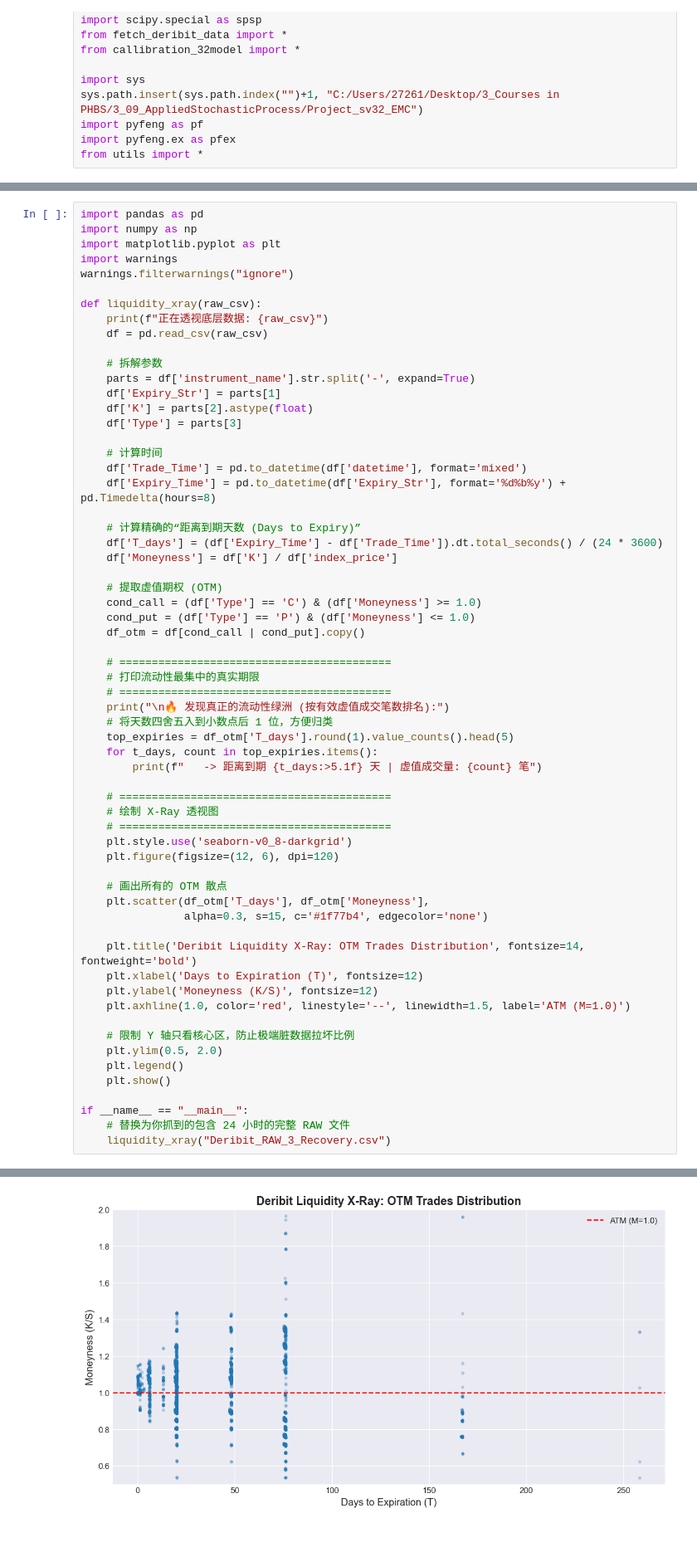
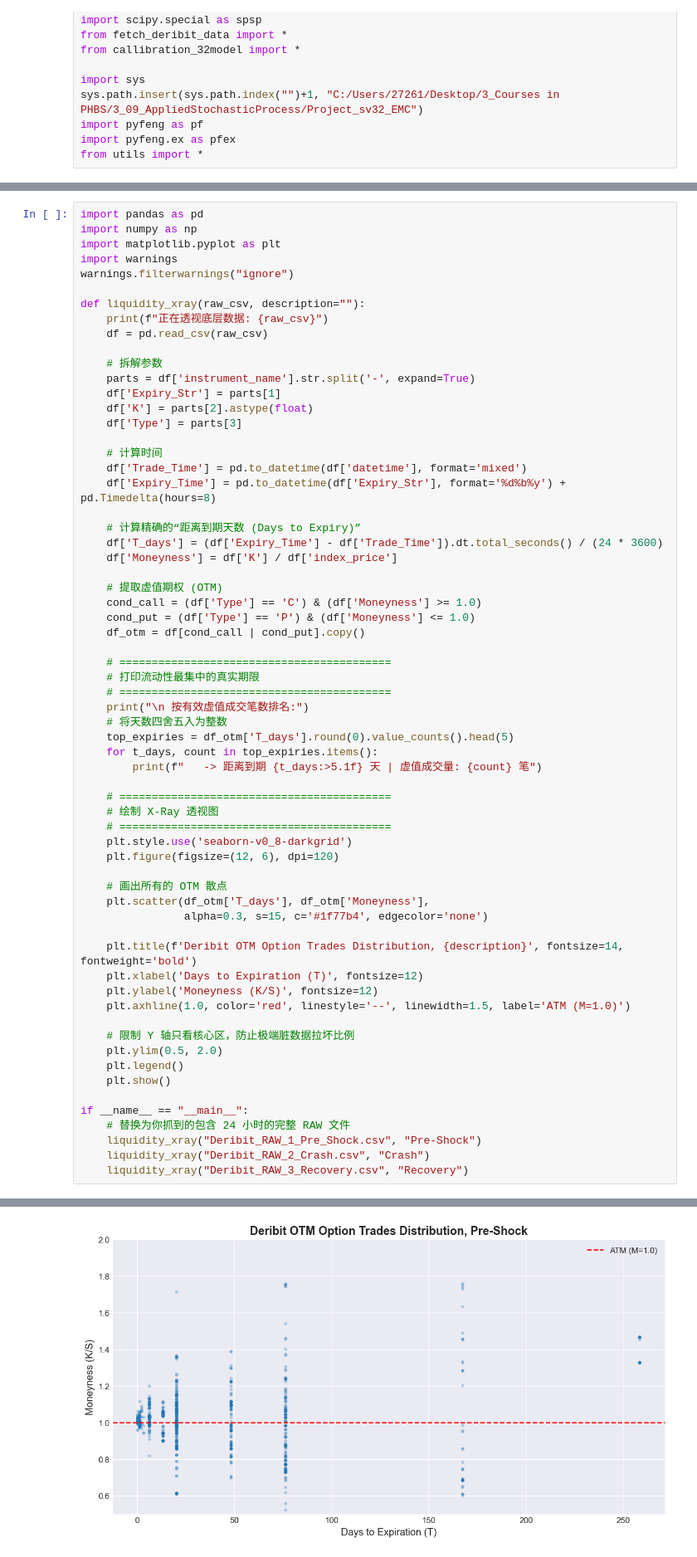
Before and after one commit to Lonelygarden/Project_sv32_EMC, a Jupyter notebook: market_callibration_sv32.ipynb, the cells around one changed output, grey strips where cells are left out. Shown at 83% size. Cells and saved outputs as stored; diff of their text form.

```diff
--- a/market_callibration_sv32.ipynb
+++ b/market_callibration_sv32.ipynb
@@ -324,7 +313,7 @@ import matplotlib.pyplot as plt
 import warnings
 warnings.filterwarnings("ignore")
 
-def liquidity_xray(raw_csv):
+def liquidity_xray(raw_csv, description=""):
     print(f"正在透视底层数据: {raw_csv}")
     df = pd.read_csv(raw_csv)
 
@@ -350,9 +339,9 @@ def liquidity_xray(raw_csv):
     # ==========================================
     # 打印流动性最集中的真实期限
     # ==========================================
-    print("\n🔥 发现真正的流动性绿洲 (按有效虚值成交笔数排名):")
-    # 将天数四舍五入到小数点后 1 位，方便归类
-    top_expiries = df_otm['T_days'].round(1).value_counts().head(5)
+    print("\n 按有效虚值成交笔数排名:")
+    # 将天数四舍五入为整数
+    top_expiries = df_otm['T_days'].round(0).value_counts().head(5)
     for t_days, count in top_expiries.items():
         print(f"   -> 距离到期 {t_days:>5.1f} 天 | 虚值成交量: {count} 笔")
 
@@ -366,7 +355,7 @@ def liquidity_xray(raw_csv):
     plt.scatter(df_otm['T_days'], df_otm['Moneyness'],
                 alpha=0.3, s=15, c='#1f77b4', edgecolor='none')
 
-    plt.title('Deribit Liquidity X-Ray: OTM Trades Distribution', fontsize=14, fontweight='bold')
+    plt.title(f'Deribit OTM Option Trades Distribution, {description}', fontsize=14, fontweight='bold')
     plt.xlabel('Days to Expiration (T)', fontsize=12)
     plt.ylabel('Moneyness (K/S)', fontsize=12)
     plt.axhline(1.0, color='red', linestyle='--', linewidth=1.5, label='ATM (M=1.0)')
@@ -378,5 +367,7 @@ def liquidity_xray(raw_csv):
 
 if __name__ == "__main__":
     # 替换为你抓到的包含 24 小时的完整 RAW 文件
-    liquidity_xray("Deribit_RAW_3_Recovery.csv")
+    liquidity_xray("Deribit_RAW_1_Pre_Shock.csv", "Pre-Shock")
+    liquidity_xray("Deribit_RAW_2_Crash.csv", "Crash")
+    liquidity_xray("Deribit_RAW_3_Recovery.csv", "Recovery")
 # %% [output]
@@ -391 +382 @@ if __name__ == "__main__":
-[figure, old version]
+[figure, new version]
```
Also changed, not shown: parts of 7 cells of this notebook, 12 other files.
